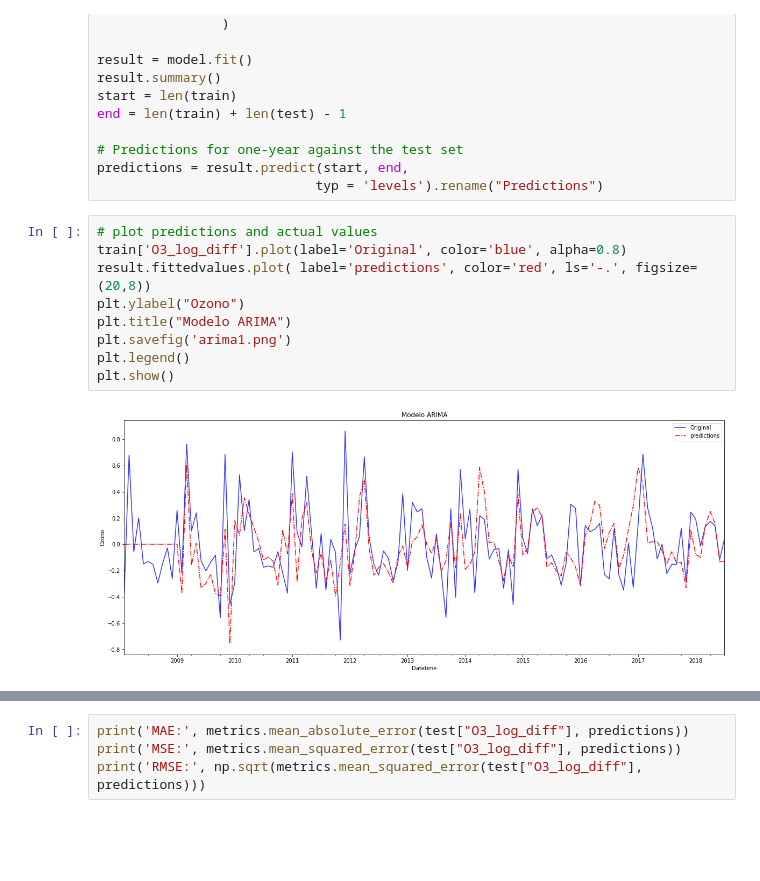
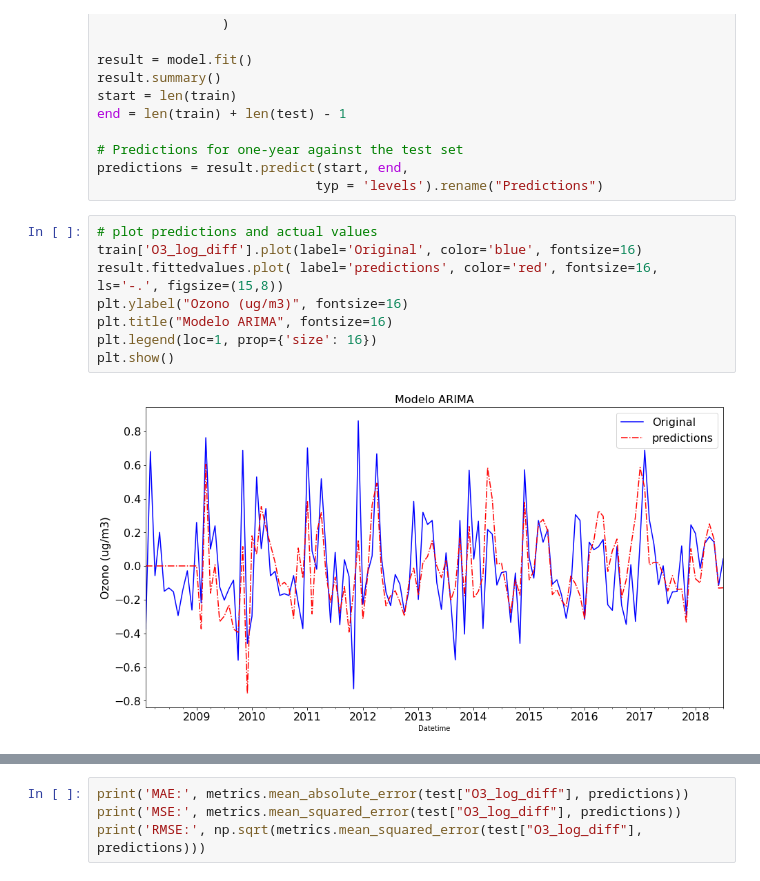
Before and after one commit to nadia1477/TFM-UOC, a Jupyter notebook: TFM_Nadia_Sanchez_Pozo.ipynb, the cells around one changed output, grey strips where cells are left out. Saved outputs shown, nothing was run; the diff lists cells and outputs as text; blank space fills up the shorter version.

```diff
--- a/TFM_Nadia_Sanchez_Pozo.ipynb
+++ b/TFM_Nadia_Sanchez_Pozo.ipynb
@@ -429,13 +439,12 @@ predictions = result.predict(start, end,
 							typ = 'levels').rename("Predictions")
 # %%
 # plot predictions and actual values
-train['O3_log_diff'].plot(label='Original', color='blue', alpha=0.8)
-result.fittedvalues.plot( label='predictions', color='red', ls='-.', figsize=(20,8))
-plt.ylabel("Ozono")
-plt.title("Modelo ARIMA")
-plt.savefig('arima1.png')
-plt.legend()
+train['O3_log_diff'].plot(label='Original', color='blue', fontsize=16)
+result.fittedvalues.plot( label='predictions', color='red', fontsize=16, ls='-.', figsize=(15,8))
+plt.ylabel("Ozono (ug/m3)", fontsize=16)
+plt.title("Modelo ARIMA", fontsize=16)
+plt.legend(loc=1, prop={'size': 16})
 plt.show()
 # %% [output]
-[figure, old version]
+[figure, new version]
 # %%
```
Also changed, not shown: parts of 30 cells of this notebook, 1 other file.
